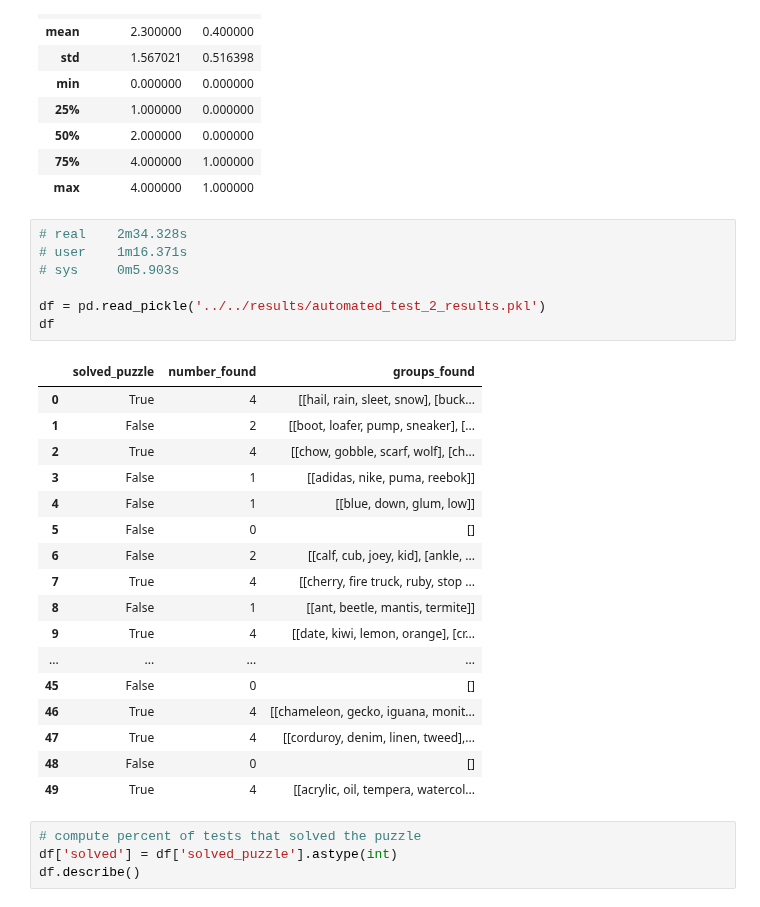
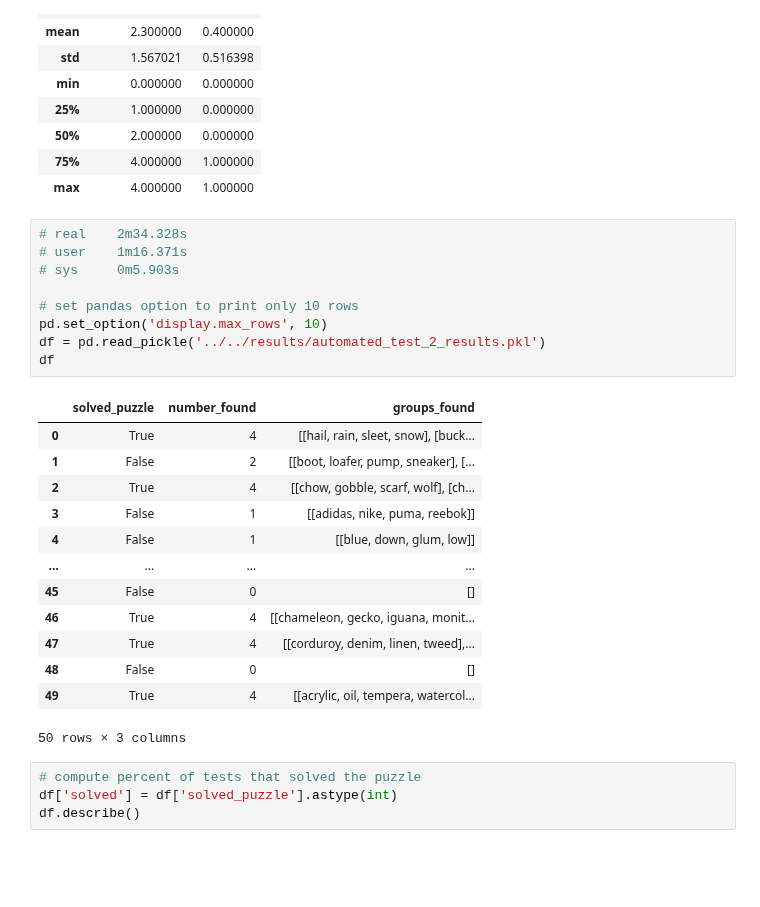
Before and after one commit to jimthompson5802/connection_solver, a Jupyter notebook: src/agent_testbed/automated_test_results_analysis.ipynb, the cells around one changed output. Drawn from its saved outputs; the diff is of its cells as text; blank space fills up the shorter version.

Commit message:
updated display output

```diff
--- a/src/agent_testbed/automated_test_results_analysis.ipynb
+++ b/src/agent_testbed/automated_test_results_analysis.ipynb
@@ -40,28 +40,26 @@ df.describe()
 # %%
 # real    2m34.328s
 # user    1m16.371s
 # sys     0m5.903s
 
+# set pandas option to print only 10 rows
+pd.set_option('display.max_rows', 10)
 df = pd.read_pickle('../../results/automated_test_2_results.pkl')
 df
 # %% [output]
 |  | solved_puzzle | number_found | groups_found |
 | 0 | True | 4 | [[hail, rain, sleet, snow], [buck... |
 | 1 | False | 2 | [[boot, loafer, pump, sneaker], [... |
 | 2 | True | 4 | [[chow, gobble, scarf, wolf], [ch... |
 | 3 | False | 1 | [[adidas, nike, puma, reebok]] |
 | 4 | False | 1 | [[blue, down, glum, low]] |
-| 5 | False | 0 | [] |
-| 6 | False | 2 | [[calf, cub, joey, kid], [ankle, ... |
-| 7 | True | 4 | [[cherry, fire truck, ruby, stop ... |
-| 8 | False | 1 | [[ant, beetle, mantis, termite]] |
-| 9 | True | 4 | [[date, kiwi, lemon, orange], [cr... |
 | ... | ... | ... | ... |
 | 45 | False | 0 | [] |
 | 46 | True | 4 | [[chameleon, gecko, iguana, monit... |
 | 47 | True | 4 | [[corduroy, denim, linen, tweed],... |
 | 48 | False | 0 | [] |
 | 49 | True | 4 | [[acrylic, oil, tempera, watercol... |
+50 rows × 3 columns
 # %%
 # compute percent of tests that solved the puzzle
 df['solved'] = df['solved_puzzle'].astype(int)
```
